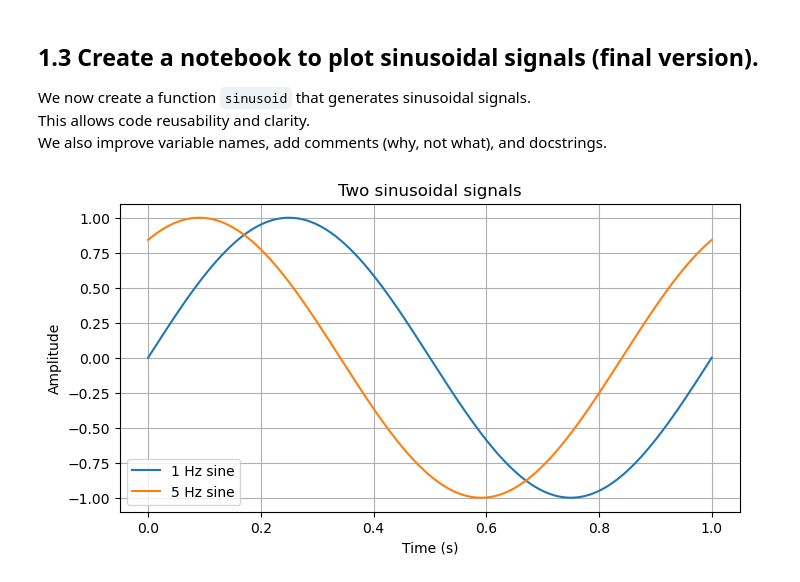
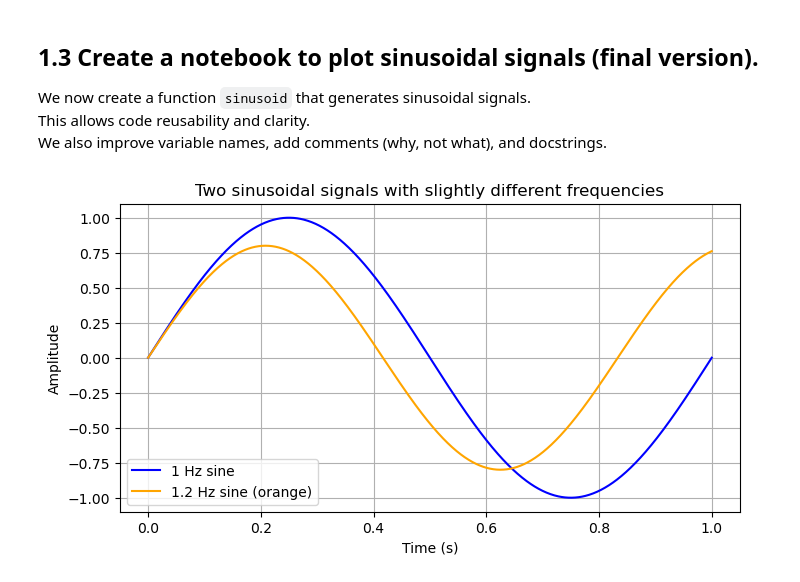
Before and after one commit to Baptoudu36/Series02-Python, a Jupyter notebook: python-series02.ipynb, the cells around one changed output. Saved outputs shown, nothing was run; the diff lists cells and outputs as text; code cells hidden in the pictures.

```diff
--- a/python-series02.ipynb
+++ b/python-series02.ipynb
@@ -102,47 +116,19 @@ We now create a function `sinusoid` that generates sinusoidal signals.
 This allows code reusability and clarity.
 We also improve variable names, add comments (why, not what), and docstrings.
 # %%
-def sinusoid(frequency: float, amplitude: float, phase: float, duration: float, sampling_rate: int = 1000):
-    """
-    Generate a sinusoidal signal.
+# Génération des deux signaux
+t1, s1 = sinusoid(frequency=1.0, amplitude=1.0, phase=0, duration=1)     # Bleu : 1 Hz
+t2, s2 = sinusoid(frequency=1.2, amplitude=0.8, phase=0, duration=1)     # Orange : 1.2 Hz, commence à 0
 
-    Parameters
-    ----------
-    frequency : float
-        Frequency of the sinusoid (Hz)
-    amplitude : float
-        Amplitude of the sinusoid
-    phase : float
-        Initial phase (rad)
-    duration : float
-        Signal duration (s)
-    sampling_rate : int
-        Number of samples per second
-
-    Returns
-    -------
-    time_array : numpy.ndarray
-        Time values
-    signal : numpy.ndarray
-        Sinusoidal signal
-    """
-    time_array = np.linspace(0, duration, int(duration * sampling_rate))
-    signal = amplitude * np.sin(2 * np.pi * frequency * time_array + phase)
-    return time_array, signal
-
-# Example: two signals with different frequencies
-t1, s1 = sinusoid(frequency=1, amplitude=1, phase=0, duration=1)
-t2, s2 = sinusoid(frequency=1, amplitude=1, phase=1, duration=1)
-
-# Plot
+# Tracé
 plt.figure(figsize=(8,4))
-plt.plot(t1, s1, label="1 Hz sine")
-plt.plot(t2, s2, label="5 Hz sine")
-plt.title("Two sinusoidal signals")
+plt.plot(t1, s1, label="1 Hz sine", color='blue')
+plt.plot(t2, s2, label="1.2 Hz sine (orange)", color='orange')
+plt.title("Two sinusoidal signals with slightly different frequencies")
 plt.xlabel("Time (s)")
 plt.ylabel("Amplitude")
 plt.grid(True)
 plt.legend()
 plt.show()
 # %% [output]
-[figure, old version]
+[figure, new version]
```
Also changed, not shown: parts of 3 cells of this notebook.
